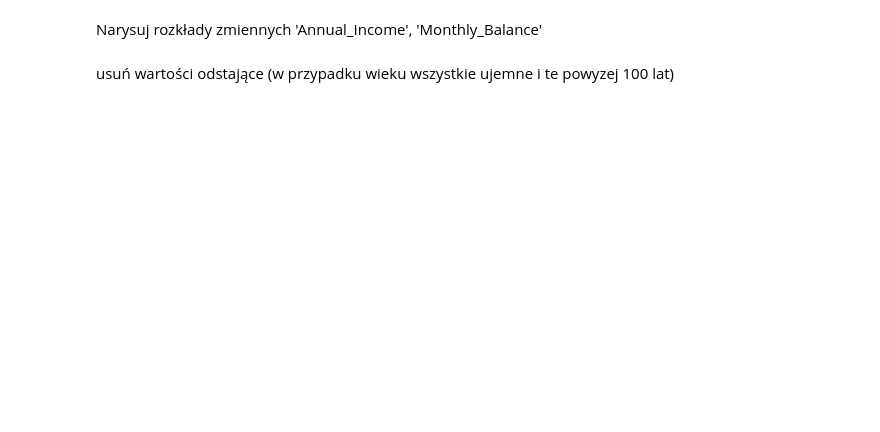
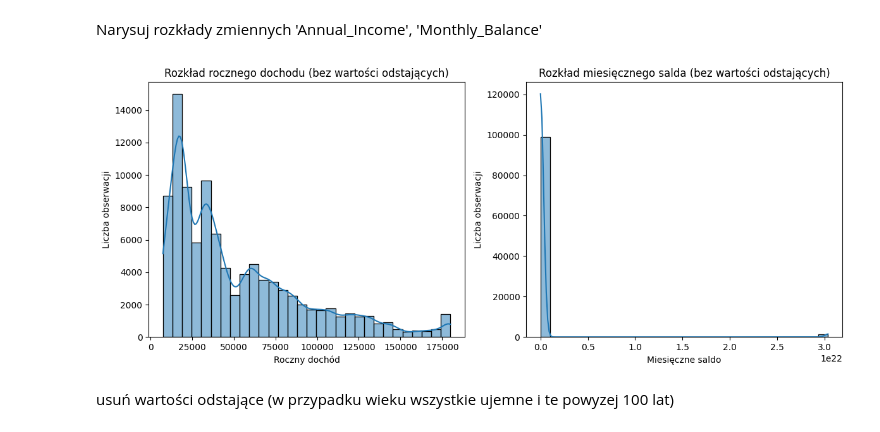
Before and after one commit to SzymSAS/lecture1, a Jupyter notebook: PUM2_todo.ipynb, the cells around one changed output. Cells and saved outputs as stored; diff of their text form; code cells hidden in the pictures; blank space fills up the shorter version.

```diff
--- a/PUM2_todo.ipynb
+++ b/PUM2_todo.ipynb
@@ -231,2 +288,17 @@ AttributeError: Can only use .str accessor with string values!
 # %% [markdown]
 Zmien inne zmienne na numeryczne
+# %%
+# Zmiana innych zmiennych na numeryczne
+numeric_cols = ['Age', 'Annual_Income', 'Monthly_Inhand_Salary', 'Num_Bank_Accounts',
+                'Num_Credit_Card', 'Interest_Rate', 'Num_of_Loan',
+                'Delay_from_due_date', 'Num_of_Delayed_Payment', 'Changed_Credit_Limit',
+                'Num_Credit_Inquiries', 'Outstanding_Debt', 'Credit_Utilization_Ratio',
+                'Total_EMI_per_month', 'Amount_invested_monthly', 'Monthly_Balance']
+
+for col in numeric_cols:
+    if col in df.columns:
+        # Próba konwersji na liczby
+        df[col] = pd.to_numeric(df[col], errors='coerce')
+
+print("Dane po konwersji na formaty numeryczne:")
+print(df.dtypes)
@@ -235,4 +364,41 @@ Uzupełnij braki w kolumnie Monthly_Inhand_Salary,  Annual_Income, .. średnią
 # %% [markdown]
 Narysuj rozkłady zmiennych 'Annual_Income', 'Monthly_Balance'
+# %%
+# Wizualizacja rozkładów 'Annual_Income' i 'Monthly_Balance'
+plt.figure(figsize=(12, 5))
+
+# Najpierw upewnij się, że dane są numeryczne
+df['Annual_Income'] = pd.to_numeric(df['Annual_Income'], errors='coerce')
+df['Monthly_Balance'] = pd.to_numeric(df['Monthly_Balance'], errors='coerce')
+
+# Usuń wartości odstające przed wizualizacją
+def clip_outliers(series, percentile_low=0.01, percentile_high=0.99):
+    """Przytnij wartości do zakresu między dolnym a górnym percentylem"""
+    if series.count() > 0:
+        low = series.quantile(percentile_low)
+        high = series.quantile(percentile_high)
+        return series.clip(low, high)
+    return series
+
+# Rozkład Annual_Income z ograniczonym zakresem
+plt.subplot(1, 2, 1)
+clipped_income = clip_outliers(df['Annual_Income'].dropna())
+sns.histplot(clipped_income, kde=True, bins=30)
+plt.title('Rozkład rocznego dochodu (bez wartości odstających)')
+plt.xlabel('Roczny dochód')
+plt.ylabel('Liczba obserwacji')
+
+# Rozkład Monthly_Balance z ograniczonym zakresem
+plt.subplot(1, 2, 2)
+clipped_balance = clip_outliers(df['Monthly_Balance'].dropna())
+sns.histplot(clipped_balance, kde=True, bins=30)
+plt.title('Rozkład miesięcznego salda (bez wartości odstających)')
+plt.xlabel('Miesięczne saldo')
+plt.ylabel('Liczba obserwacji')
+
+plt.tight_layout()
+plt.show()
+# %% [output]
+[figure, added]
 # %% [markdown]
 usuń wartości odstające (w przypadku wieku wszystkie ujemne i te powyzej 100 lat)
```
Also changed, not shown: parts of 16 cells of this notebook.
